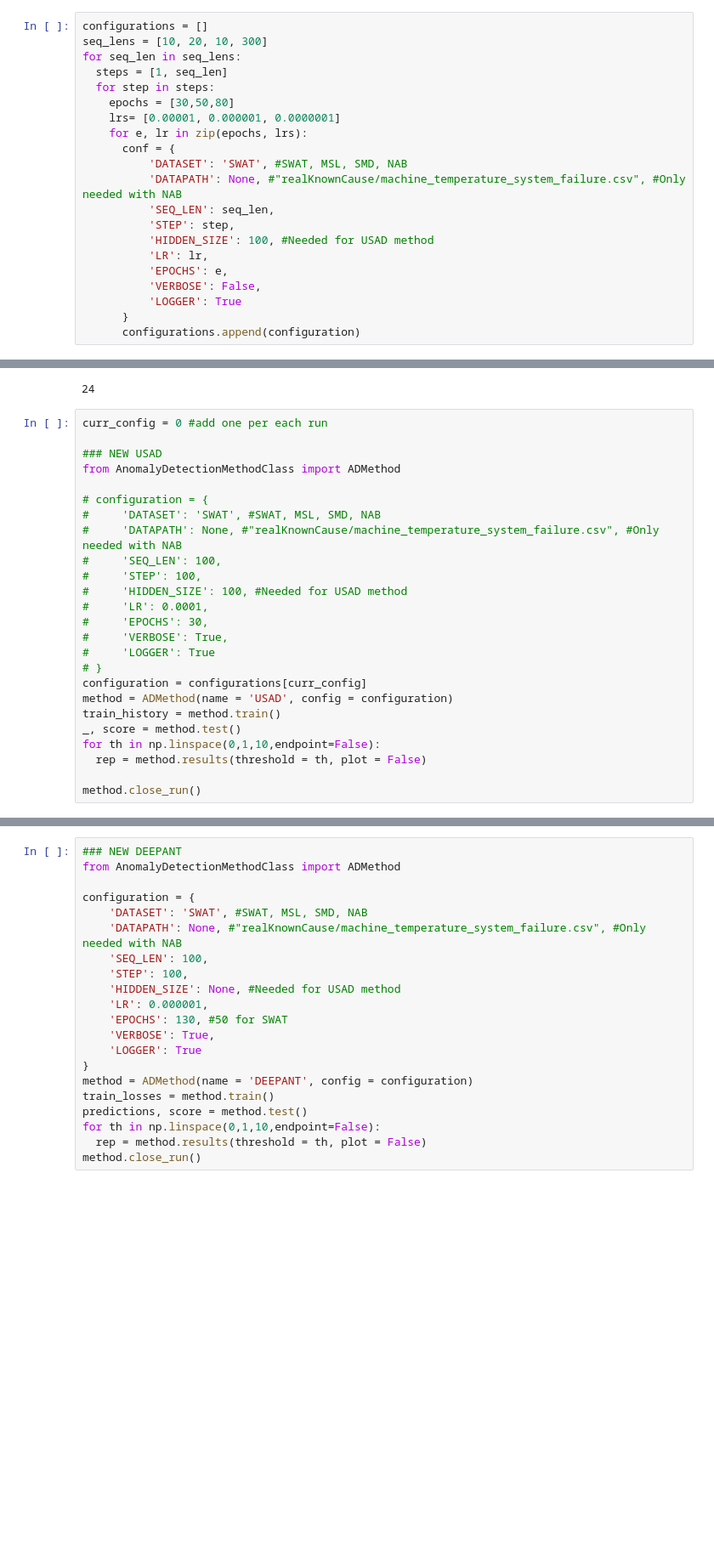
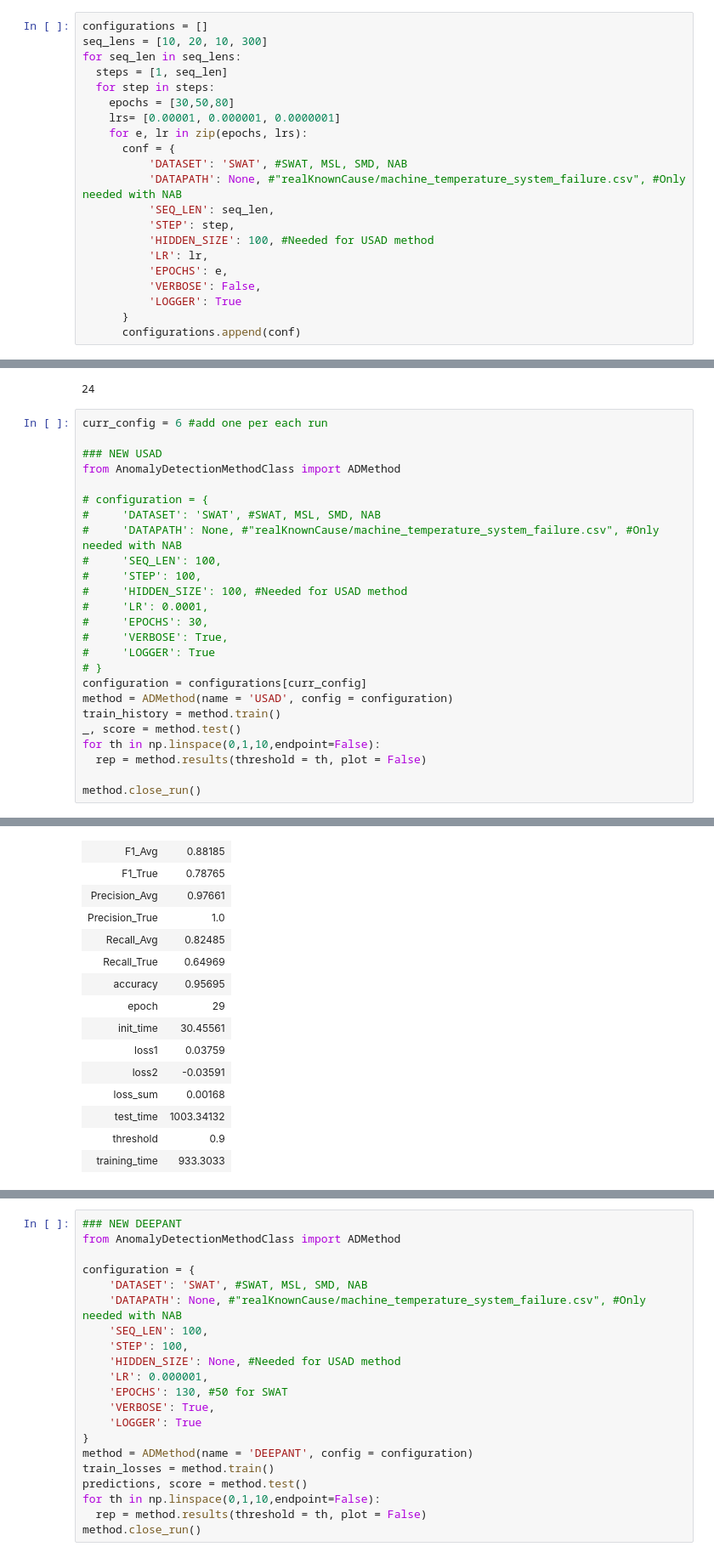
Before and after one commit to antonioalbanese/Time-Series-Anomaly-Detection-An-experimental-survey, a Jupyter notebook: Experiment.ipynb, the cells around one changed output, grey strips where cells are left out. Shown at 85% size. Cells and saved outputs as stored; diff of their text form; blank space fills up the shorter version.

```diff
--- a/Experiment.ipynb
+++ b/Experiment.ipynb
@@ -70,13 +70,13 @@ for seq_len in seq_lens:
           'VERBOSE': False,
           'LOGGER': True
       }
-      configurations.append(configuration)
+      configurations.append(conf)
 # %%
 len(configurations)
 # %% [output]
 24
 # %%
-curr_config = 0 #add one per each run
+curr_config = 6 #add one per each run
 
 ### NEW USAD
 from AnomalyDetectionMethodClass import ADMethod
@@ -163,0 +147,15 @@ Computing results...
+| F1_Avg | 0.88185 |
+| F1_True | 0.78765 |
+| Precision_Avg | 0.97661 |
+| Precision_True | 1.0 |
+| Recall_Avg | 0.82485 |
+| Recall_True | 0.64969 |
+| accuracy | 0.95695 |
+| epoch | 29 |
+| init_time | 30.45561 |
+| loss1 | 0.03759 |
+| loss2 | -0.03591 |
+| loss_sum | 0.00168 |
+| test_time | 1003.34132 |
+| threshold | 0.9 |
+| training_time | 933.3033 |
```
Also changed, not shown: parts of 2 cells of this notebook.
